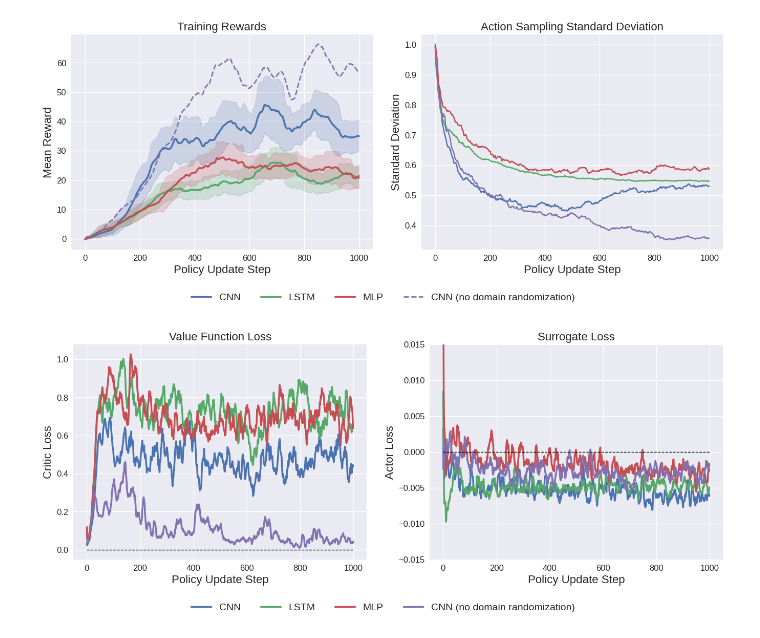
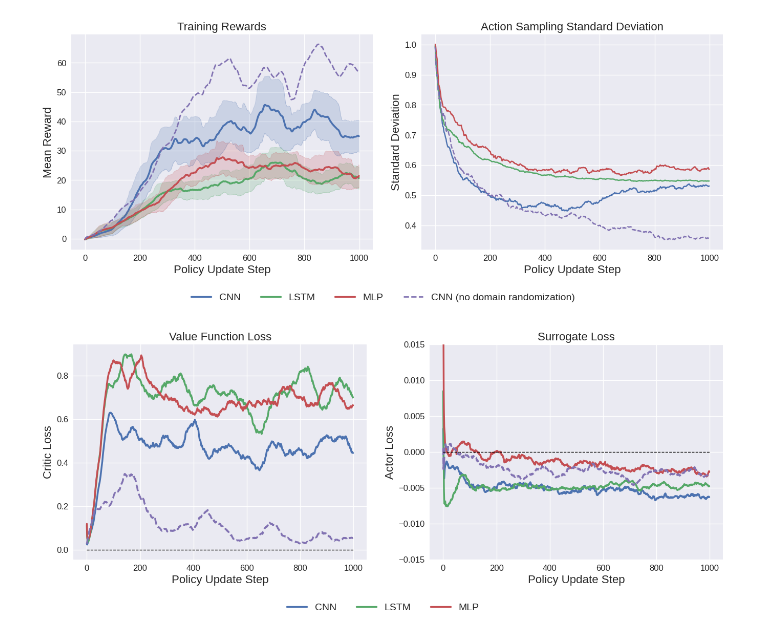
Before and after one commit to Lukas-Malthe-MSc/data-analysis, a Jupyter notebook: training_data.ipynb, the cells around one changed output. Saved outputs shown, nothing was run; the diff lists cells and outputs as text; code cells hidden in the pictures.

```diff
--- a/training_data.ipynb
+++ b/training_data.ipynb
@@ -371,8 +371,11 @@ for data_file, label in zip(std_data_files, labels):
     steps = df['Step'].values
     values = df['Value'].values
     color = next(ax2._get_lines.prop_cycler)['color']
+    if label == 'CNN (no domain randomization)':
+        ax2.plot(steps, values, label=label, color=color, linestyle='--')
 
-    ax2.plot(steps, values, label=label, color=color)
+    else:
+        ax2.plot(steps, values, label=label, color=color)
 
 ax2.set_xlabel('Policy Update Step')
 ax2.set_ylabel('Standard Deviation')
@@ -416,7 +419,7 @@ def custom_rolling_mean_std(data, max_window_size):
     return np.array(rolling_means), np.array(rolling_stds)
 
 def plot_combined_graphs(data_files1, data_files2, labels, title1, ylabel1, title2, ylabel2, output_filename, ylim1=None, ylim2=None):
-    max_window_size = 100
+    max_window_size = 50
     dfs1, dfs2 = [], []
     rolling_means_list1, rolling_means_list2 = [], []
     rolling_stds_list1, rolling_stds_list2 = [], []
@@ -448,7 +451,12 @@ def plot_combined_graphs(data_files1, data_files2, labels, title1, ylabel1, titl
     for data_file, label, df, rolling_mean, rolling_std in zip(data_files1, labels, dfs1, rolling_means_list1, rolling_stds_list1):
         steps = df['Step'].values
         color = next(ax1._get_lines.prop_cycler)['color']
-        ax1.plot(steps, rolling_mean, label=label, color=color, linewidth=2.5)
+
+
+        if label == 'CNN (no domain randomization)':
+            ax1.plot(steps, rolling_mean, color=color, linewidth=2.5, linestyle='--')
+        else:
+            ax1.plot(steps, rolling_mean, label=label, color=color, linewidth=2.5)
         # Optionally, uncomment these lines to plot the standard deviation areas
         # ax1.fill_between(steps, rolling_mean - rolling_std, rolling_mean + rolling_std, color=color, alpha=0.2)
         # ax1.plot(steps, rolling_mean - rolling_std, color=color, linewidth=0.5)
@@ -465,7 +473,13 @@ def plot_combined_graphs(data_files1, data_files2, labels, title1, ylabel1, titl
     for data_file, label, df, rolling_mean, rolling_std in zip(data_files2, labels, dfs2, rolling_means_list2, rolling_stds_list2):
         steps = df['Step'].values
         color = next(ax2._get_lines.prop_cycler)['color']
-        ax2.plot(steps, rolling_mean, label=label, color=color, linewidth=2.5)
+
+
+        if label == 'CNN (no domain randomization)':
+            ax2.plot(steps, rolling_mean, label=label, color=color, linewidth=2.5, linestyle='--')
+
+        else:
+            ax2.plot(steps, rolling_mean, label=label, color=color, linewidth=2.5)
         # Optionally, uncomment these lines to plot the standard deviation areas
         # ax2.fill_between(steps, rolling_mean - rolling_std, rolling_mean + rolling_std, color=color, alpha=0.2)
         # ax2.plot(steps, rolling_mean - rolling_std, color=color, linewidth=0.5)
@@ -481,31 +495,31 @@ def plot_combined_graphs(data_files1, data_files2, labels, title1, ylabel1, titl
     # Combine legends from both subplots and place below the plots
     handles, labels = ax1.get_legend_handles_labels()
     fig.legend(handles, labels, loc='lower center', ncol=4, fontsize=14)
 
     # Adjust layout to make space for the combined legend
     plt.tight_layout()
     plt.subplots_adjust(bottom=0.2)
 
     # Save the plot as SVG
     plt.savefig(output_filename, format='svg')
     plt.show()
 
 # Example usage
 value_function_files = [
     'training_data/value_function/2024-05-16_14-38-55_cnn-1000.csv',
     'training_data/value_function/2024-05-16_17-58-21_lstm-1000.csv',
     'training_data/value_function/2024-05-16_19-22-56_mlp-1000.csv',
     'training_data/value_function/2024-05-16_16-17-43_cnn-1000_no-domain-randomization.csv'
 ]
 surrogate_files = [
     'training_data/surrogate/2024-05-16_14-38-55_cnn-1000.csv',
     'training_data/surrogate/2024-05-16_17-58-21_lstm-1000.csv',
     'training_data/surrogate/2024-05-16_19-22-56_mlp-1000.csv',
     'training_data/surrogate/2024-05-16_16-17-43_cnn-1000_no-domain-randomization.csv'
 ]
 labels = ['CNN', 'LSTM', 'MLP', 'CNN (no domain randomization)']
 output_filename = 'images/losses.svg'
 
 plot_combined_graphs(value_function_files, surrogate_files, labels, 'Value Function Loss', 'Critic Loss', 'Surrogate Loss', 'Actor Loss', output_filename, ylim2=(-0.015, 0.015))
 # %% [output]
-[figure, old version]
+[figure, new version]
```
Also changed, not shown: parts of 1 cell of this notebook, 12 other files.
